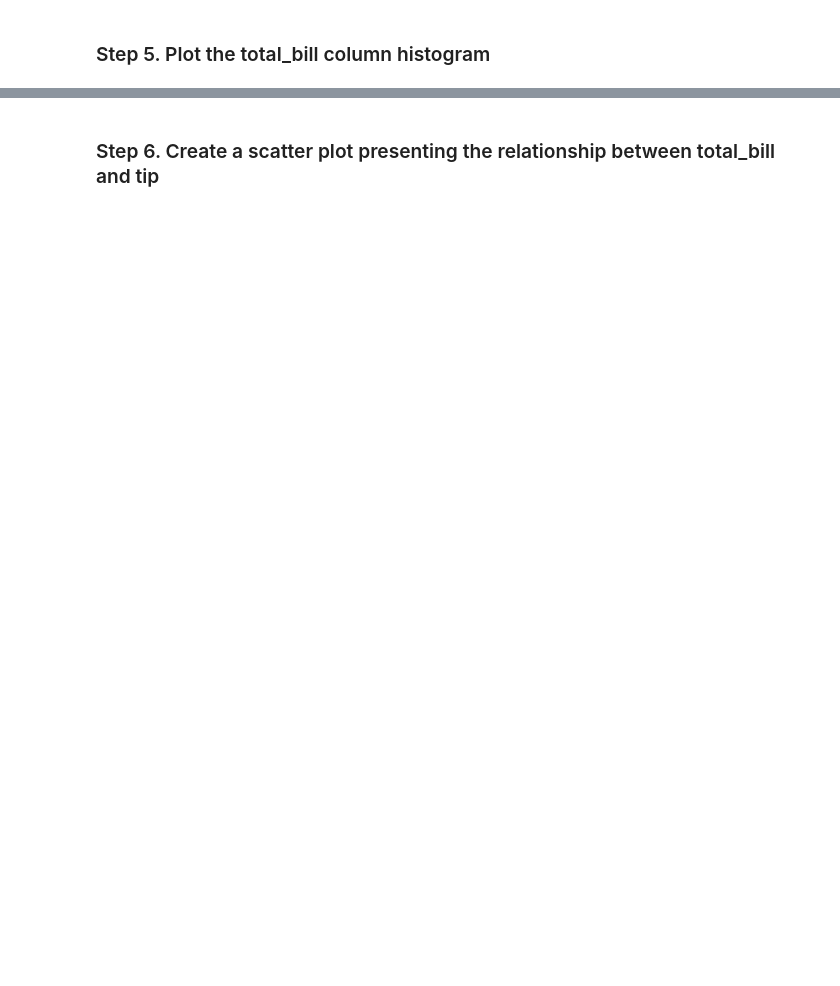
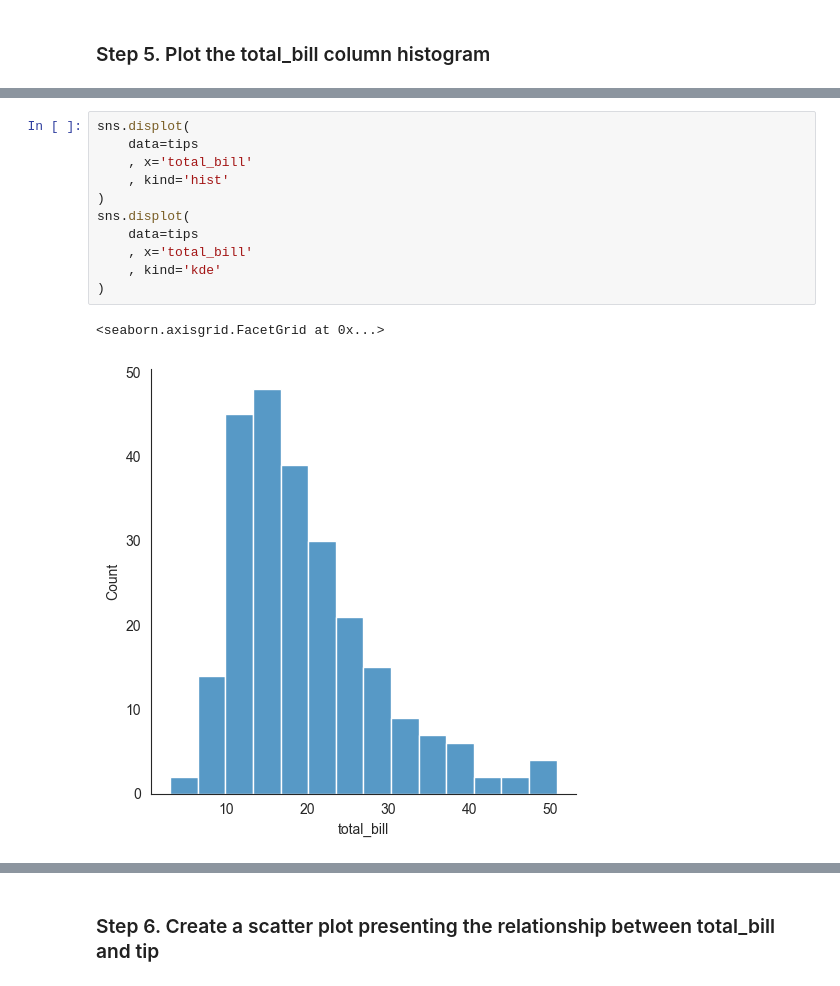
Before and after one commit to aziart/pandas-exercises, a Jupyter notebook: 07 - Visualization/Tips/Solutions.ipynb, the cells around one changed output, grey strips where cells are left out. Cells and saved outputs as stored; diff of their text form; blank space fills up the shorter version.

```diff
--- a/07 - Visualization/Tips/Solutions.ipynb
+++ b/07 - Visualization/Tips/Solutions.ipynb
@@ -49,0 +138,14 @@ sns.set_style("white")
+# %%
+sns.displot(
+    data=tips
+    , x='total_bill'
+    , kind='hist'
+)
+sns.displot(
+    data=tips
+    , x='total_bill'
+    , kind='kde'
+)
+# %% [output]
+<seaborn.axisgrid.FacetGrid at 0x...>
+[figure, added]
```
Also changed, not shown: parts of 14 cells of this notebook.
